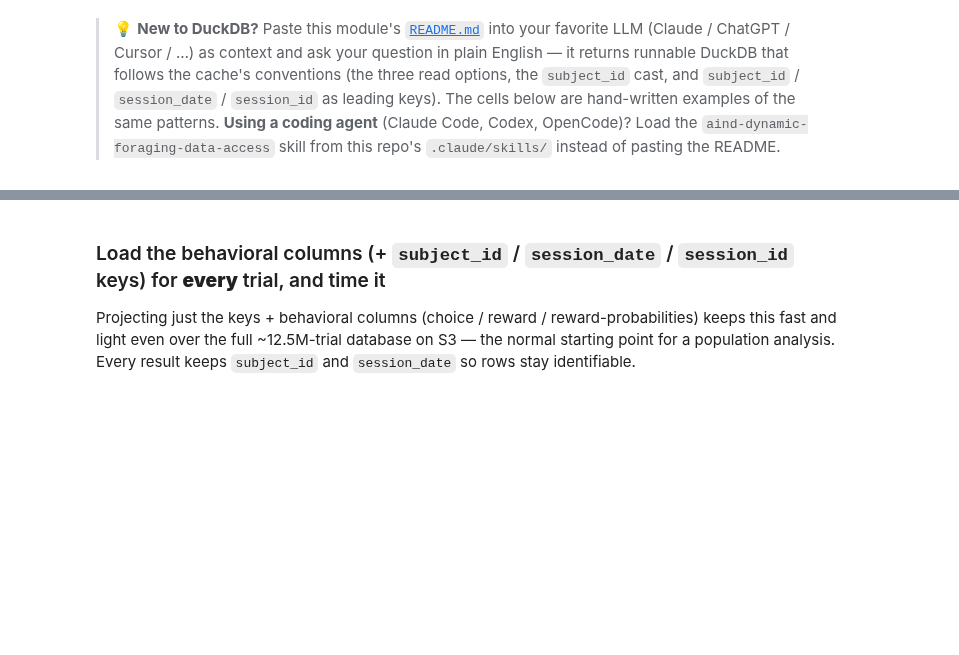
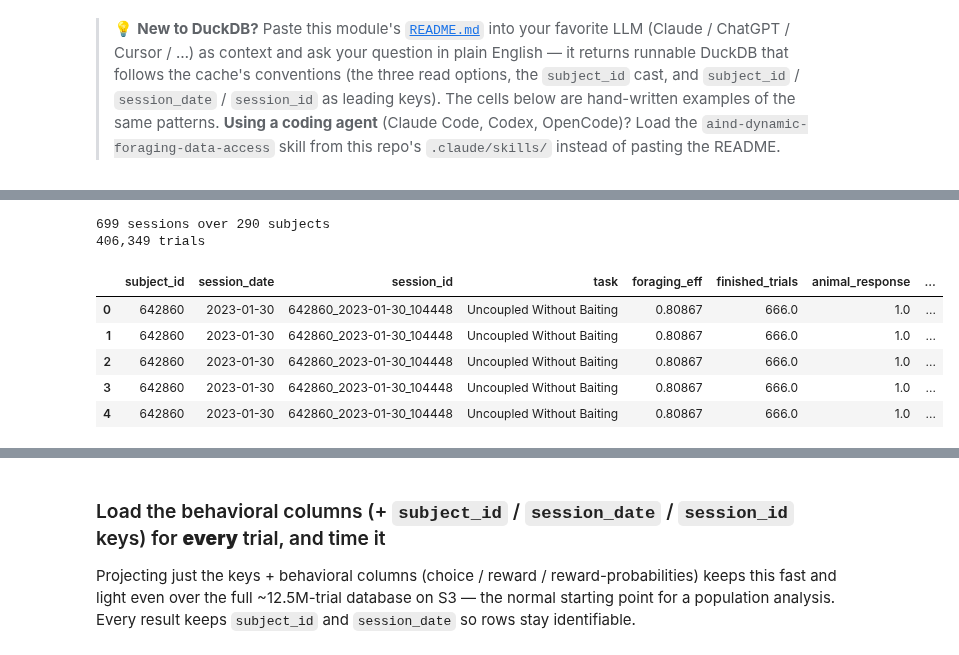
Before and after one commit to AllenNeuralDynamics/aind-dynamic-foraging-data-utils, a Jupyter notebook: src/aind_dynamic_foraging_data_utils/foraging_cache/query_examples.ipynb, the cells around one changed output, grey strips where cells are left out. Cells and saved outputs as stored; diff of their text form; code cells hidden in the pictures; blank space fills up the shorter version.

```diff
--- a/src/aind_dynamic_foraging_data_utils/foraging_cache/query_examples.ipynb
+++ b/src/aind_dynamic_foraging_data_utils/foraging_cache/query_examples.ipynb
@@ -31,0 +40,28 @@ READ_EVENTS = f"read_parquet('{EVENT_DB}/**/*.parquet', hive_partitioning=true,
+# %%
+# Helpers — import alongside the paths from the setup cell above.
+from aind_dynamic_foraging_data_utils.foraging_cache import (
+    select_sessions, fetch_trials, fetch_events, read_trials,
+)
+
+# 1) Pick sessions: any predicate on the (small) session table — metric / metadata,
+#    or subject-first via subjects=[...]. Extra `columns` are carried onto the trials.
+sel = select_sessions(
+    "task LIKE '%Uncoupled%' AND finished_trials > 500 AND finished_rate > 0.9",
+    columns=["task", "finished_trials", "finished_rate"],
+)
+print(f"{len(sel):,} sessions over {sel['subject_id'].nunique()} subjects")
+
+# 2) Fetch their trials — session metadata is joined onto every row.
+trials = fetch_trials(sel, columns=["animal_response", "earned_reward",
+                                    "reward_probabilityL", "reward_probabilityR"])
+print(f"{len(trials):,} trials")
+trials.head()
+# %% [output]
+699 sessions over 290 subjects
+406,349 trials
+|  | subject_id | session_date | session_id | task | foraging_eff | finished_trials | animal_response | ... |
+| 0 | 642860 | 2023-01-30 | 642860_2023-01-30_104448 | Uncoupled Without Baiting | 0.80867 | 666.0 | 1.0 | ... |
+| 1 | 642860 | 2023-01-30 | 642860_2023-01-30_104448 | Uncoupled Without Baiting | 0.80867 | 666.0 | 1.0 | ... |
+| 2 | 642860 | 2023-01-30 | 642860_2023-01-30_104448 | Uncoupled Without Baiting | 0.80867 | 666.0 | 1.0 | ... |
+| 3 | 642860 | 2023-01-30 | 642860_2023-01-30_104448 | Uncoupled Without Baiting | 0.80867 | 666.0 | 1.0 | ... |
+| 4 | 642860 | 2023-01-30 | 642860_2023-01-30_104448 | Uncoupled Without Baiting | 0.80867 | 666.0 | 1.0 | ... |
```
Also changed, not shown: parts of 23 cells of this notebook, 5 other files.
